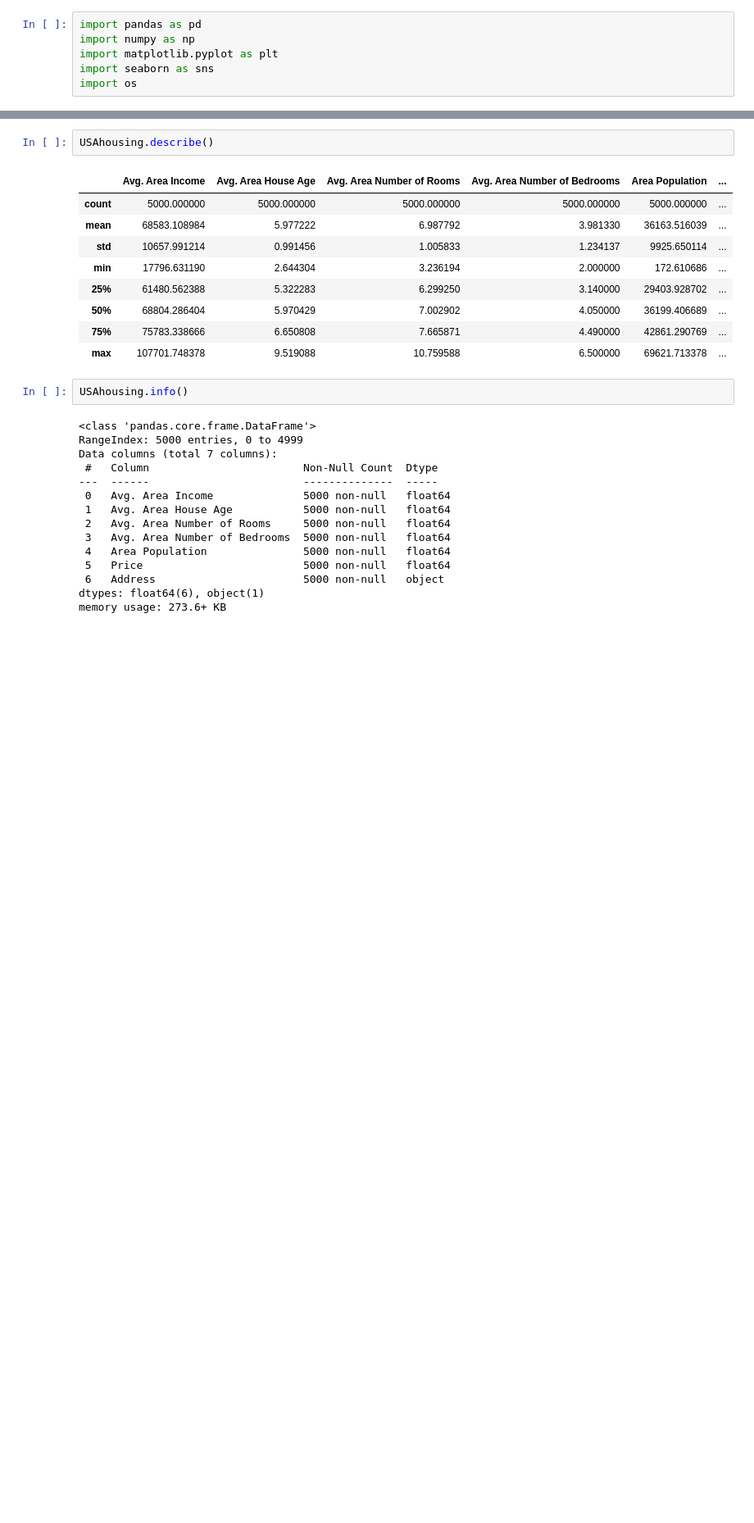
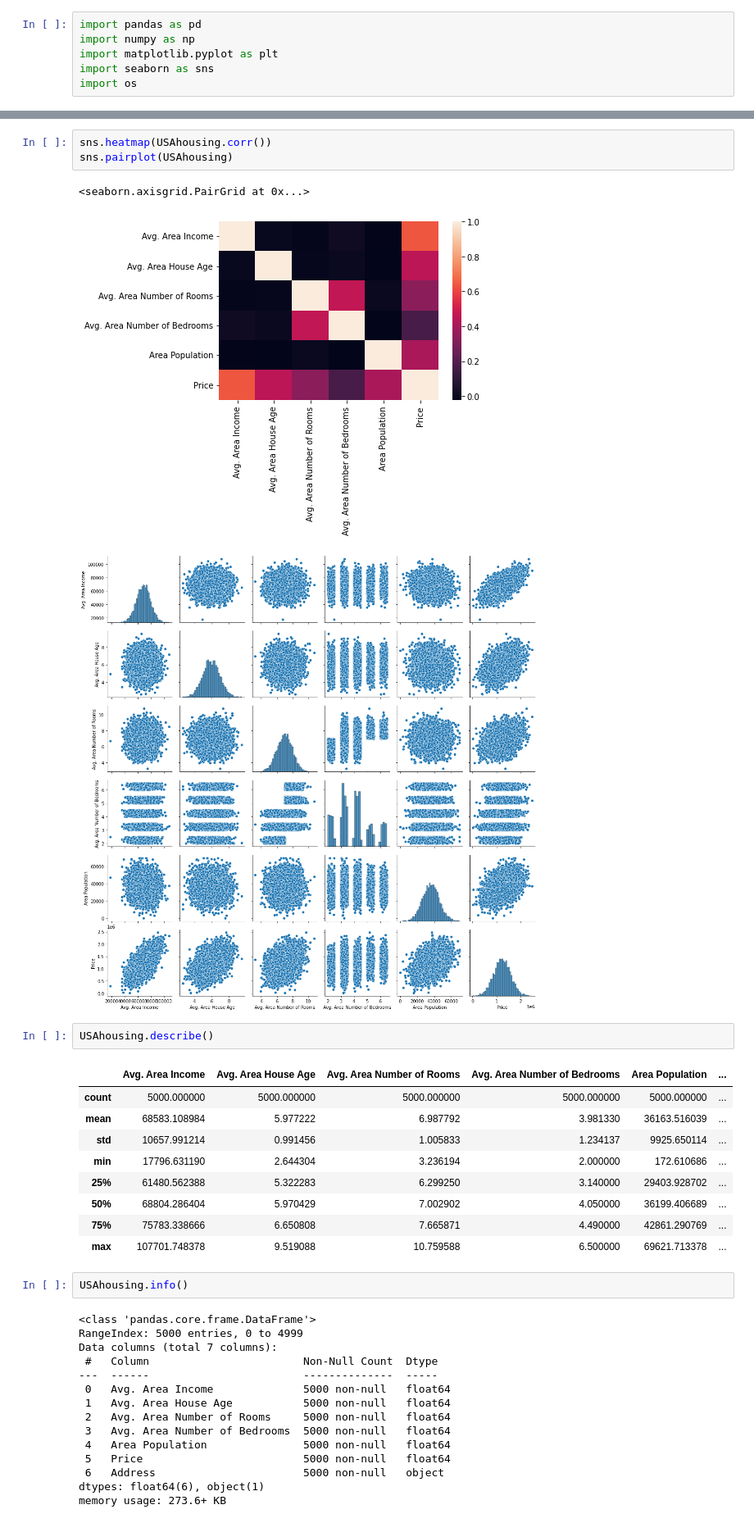
Before and after one commit to deepjyotidutta/DataScience, a Jupyter notebook: UTD_ML_01.ipynb, the cells around one changed output, grey strips where cells are left out. Shown at 82% size. Drawn from its saved outputs; the diff is of its cells as text; blank space fills up the shorter version.

```diff
--- a/UTD_ML_01.ipynb
+++ b/UTD_ML_01.ipynb
@@ -20,3 +18,10 @@ USAhousing.head()
+# %%
+sns.heatmap(USAhousing.corr())
+sns.pairplot(USAhousing)
+# %% [output]
+<seaborn.axisgrid.PairGrid at 0x...>
+[figure, added]
+[figure, added]
 # %%
 USAhousing.describe()
 # %% [output]
```
Also changed, not shown: parts of 1 cell of this notebook.
